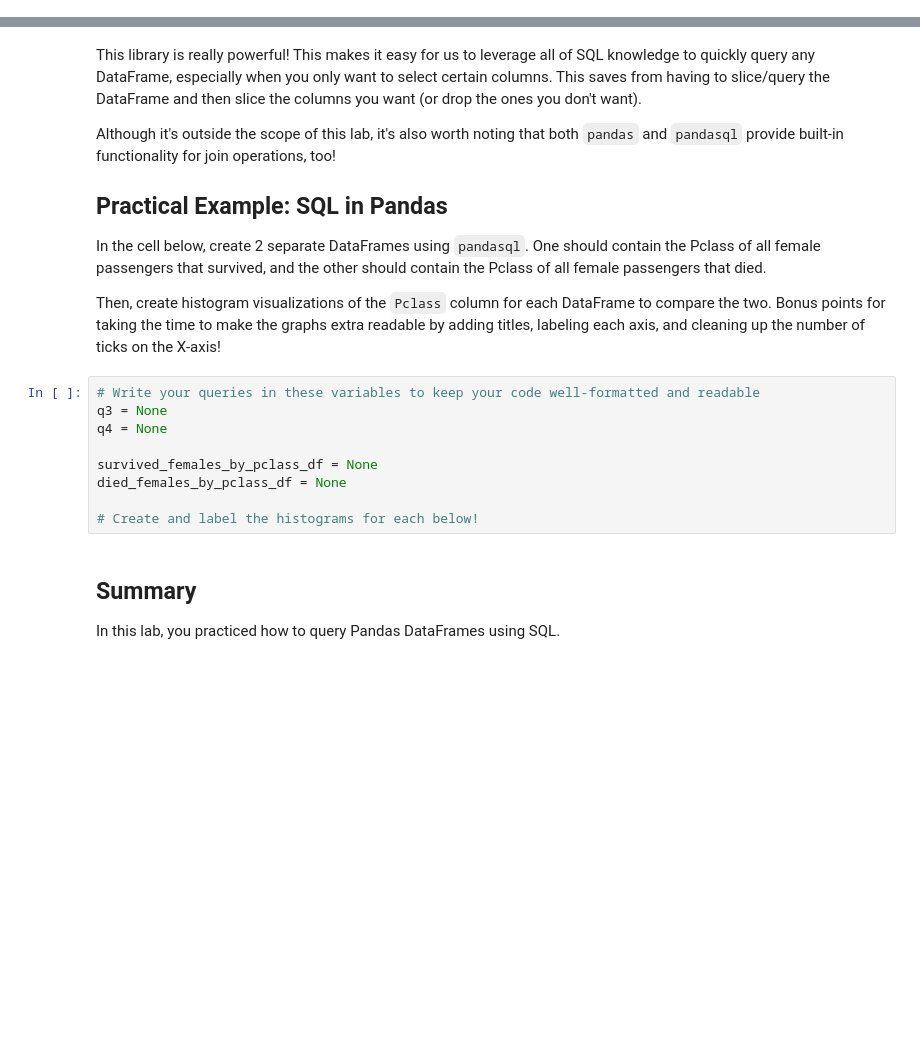
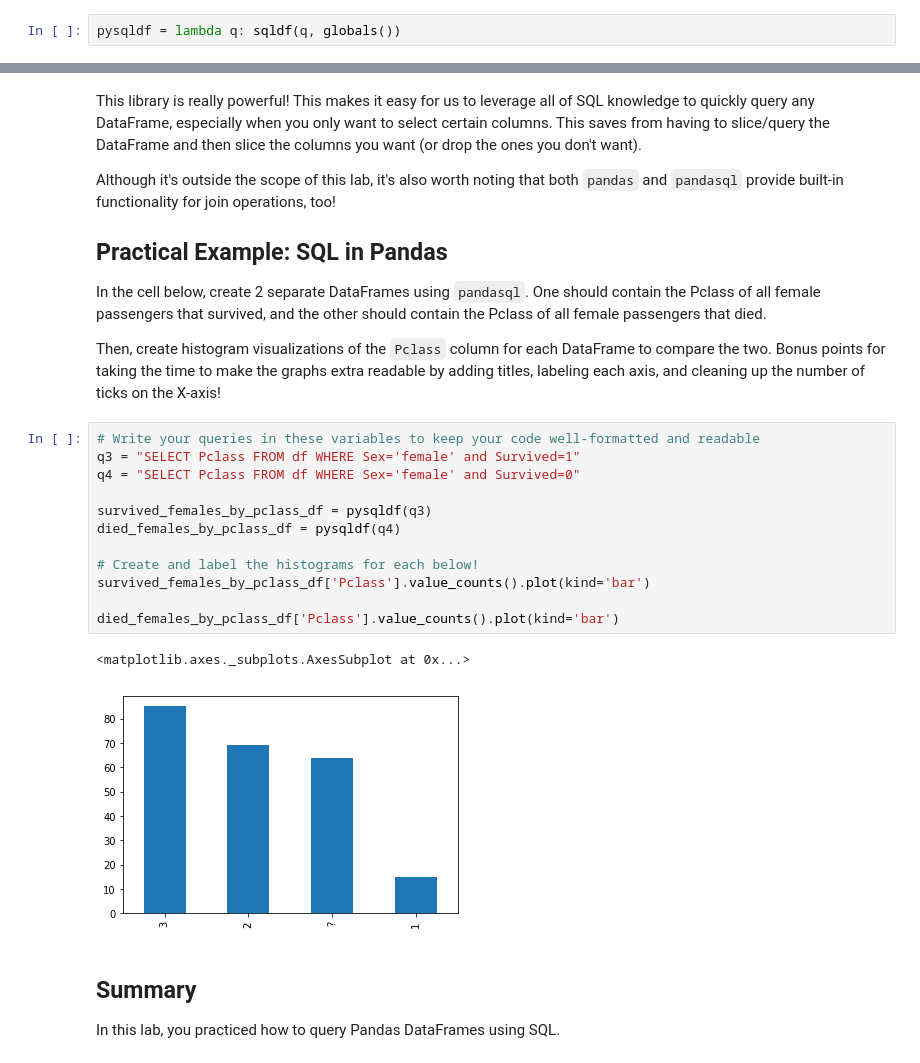
Before and after one commit to kemepley/dsc-using-sql-with-pandas-lab-dc-ds-career-042219, a Jupyter notebook: SQL Pandas Lab.ipynb, the cells around one changed output, grey strips where cells are left out. Cells and saved outputs as stored; diff of their text form; blank space fills up the shorter version.

```diff
--- a/SQL Pandas Lab.ipynb
+++ b/SQL Pandas Lab.ipynb
@@ -264,3 +288,5 @@ pysqldf = None
+# %%
+pysqldf = lambda q: sqldf(q, globals())
 # %% [markdown]
 Great! That will save you from having to pass `globals()` as an argument every time you query, which can get a bit tedious.
 
@@ -300,13 +356,19 @@ In the cell below, create 2 separate DataFrames using `pandasql`.  One should co
 Then, create histogram visualizations of the `Pclass` column for each DataFrame to compare the two.  Bonus points for taking the time to make the graphs extra readable by adding titles, labeling each axis, and cleaning up the number of ticks on the X-axis!
 # %%
 # Write your queries in these variables to keep your code well-formatted and readable
-q3 = None
-q4 = None
+q3 = "SELECT Pclass FROM df WHERE Sex='female' and Survived=1"
+q4 = "SELECT Pclass FROM df WHERE Sex='female' and Survived=0"
 
-survived_females_by_pclass_df = None
-died_females_by_pclass_df = None
+survived_females_by_pclass_df = pysqldf(q3)
+died_females_by_pclass_df = pysqldf(q4)
 
 # Create and label the histograms for each below!
+survived_females_by_pclass_df['Pclass'].value_counts().plot(kind='bar')
+
+died_females_by_pclass_df['Pclass'].value_counts().plot(kind='bar')
+# %% [output]
+<matplotlib.axes._subplots.AxesSubplot at 0x...>
+[figure, added]
 # %% [markdown]
 ## Summary
 
```
Also changed, not shown: parts of 13 cells of this notebook.
